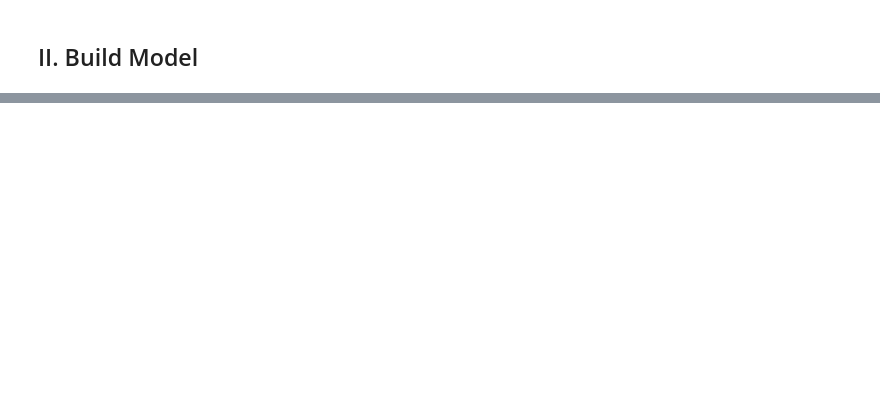
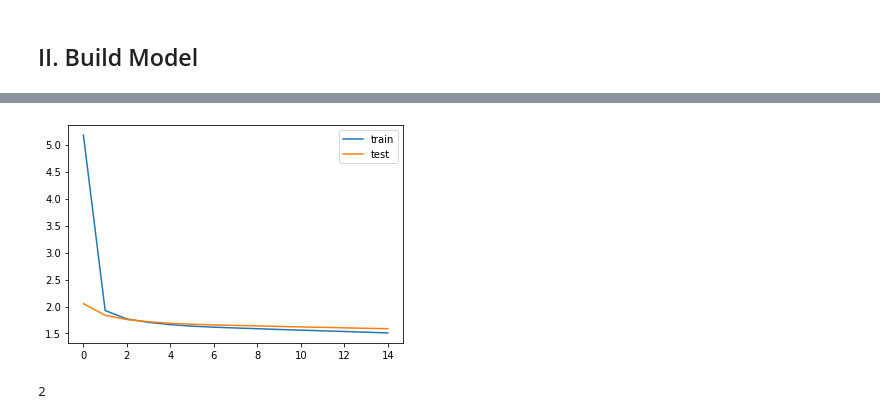
Before and after one commit to vivekmids/nlp-summarization, a Jupyter notebook: 20191107_Vivian_WikiHowSep_summarization.ipynb, the cells around one changed output, grey strips where cells are left out. Saved outputs shown, nothing was run; the diff lists cells and outputs as text; code cells hidden in the pictures; blank space fills up the shorter version.

```diff
--- a/20191107_Vivian_WikiHowSep_summarization.ipynb
+++ b/20191107_Vivian_WikiHowSep_summarization.ipynb
@@ -339 +438,3 @@ X_data_padded, y_data_padded = pad_sequences(X_data, y_data,x_word_index, y_word
+# %%
+X_data_padded = pad_text(X_data, x_word_index, max_text_length)
 # %%
@@ -377,3 +452,19 @@ y_word_index[TOKEN_PAD]
+# %%
+def pad_summary(summaryids_seq, y_word_index, max_summary_length):
+    padded_text = np.zeros(shape=(len(summaryids_seq),max_summary_length))
+    for i in range(0, len(summaryids_seq)):
+        #print(i)
+        item = summaryids_seq[i]
+        itemlen = len(item)
+        if itemlen<max_summary_length:
+            padded_text[i] = item + [y_word_index[TOKEN_PAD]]*(max_summary_length - itemlen)
+        else:
+            # EOS MUST be at the end
+            # Truncating happens at the front according to keras (with 'pre' set as default)
+            padded_text[i] = item[(itemlen - max_summary_length):itemlen]
+    return(padded_text)
+# %%
+y_data_padded = pad_summary(y_data, y_word_index, max_summary_length)
 # %%
 y_data_padded.shape
 # %% [output]
@@ -390,0 +532,8 @@ array([[  976,    60,    93, ..., 39472, 39472, 39472],
+# %%
+# Input a split for train, CV, test
+from sklearn.model_selection import train_test_split
+
+# Eventually here, we need to put in a test set that we do not touch
+
+x_train, x_test, y_train, y_test = train_test_split(X_data_padded, y_data_padded, test_size=0.2,
+                                                    random_state=0, shuffle = True)
@@ -508,0 +710,13 @@ Use tf.where in 2.0, which has the same broadcast rule as np.where
+# %%
+from matplotlib import pyplot
+%matplotlib inline
+pyplot.plot(history.history['loss'], label='train')
+pyplot.plot(history.history['val_loss'], label='test')
+pyplot.legend()
+pyplot.show()
+# %% [output]
+[figure, added]
+# %%
+y_word_index['<EOS>']
+# %% [output]
+2
```
Also changed, not shown: parts of 56 cells of this notebook.
